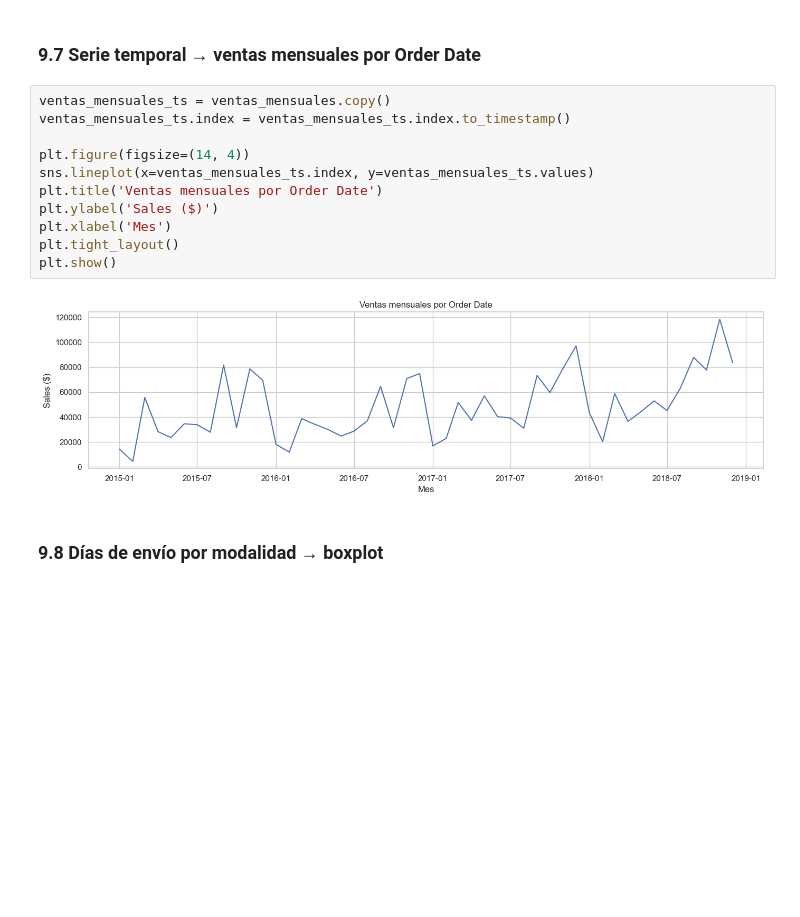
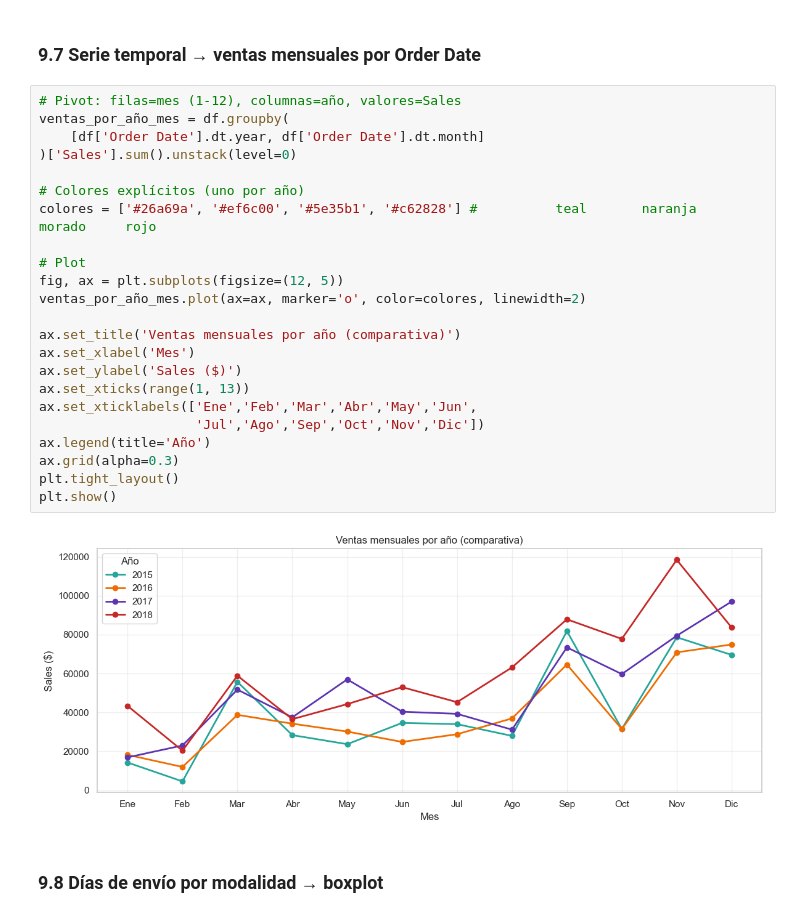
Before and after one commit to NoeliaTJ/ControlStock, a Jupyter notebook: superstore.ipynb, the cells around one changed output. Cells and saved outputs as stored; diff of their text form; blank space fills up the shorter version.

```diff
--- a/superstore.ipynb
+++ b/superstore.ipynb
@@ -498,19 +484,31 @@ plt.show()
 [figure]
 # %% [markdown]
 ### 9.7 Serie temporal → ventas mensuales por Order Date
-# %%
-ventas_mensuales_ts = ventas_mensuales.copy()
-ventas_mensuales_ts.index = ventas_mensuales_ts.index.to_timestamp()
-
-plt.figure(figsize=(14, 4))
-sns.lineplot(x=ventas_mensuales_ts.index, y=ventas_mensuales_ts.values)
-plt.title('Ventas mensuales por Order Date')
-plt.ylabel('Sales ($)')
-plt.xlabel('Mes')
-plt.tight_layout()
-plt.show()
-# %% [output]
-[figure, removed]
+# %%
+# Pivot: filas=mes (1-12), columnas=año, valores=Sales
+ventas_por_año_mes = df.groupby(
+    [df['Order Date'].dt.year, df['Order Date'].dt.month]
+)['Sales'].sum().unstack(level=0)
+
+# Colores explícitos (uno por año)
+colores = ['#26a69a', '#ef6c00', '#5e35b1', '#c62828'] #          teal       naranja    morado     rojo
+
+# Plot
+fig, ax = plt.subplots(figsize=(12, 5))
+ventas_por_año_mes.plot(ax=ax, marker='o', color=colores, linewidth=2)
+
+ax.set_title('Ventas mensuales por año (comparativa)')
+ax.set_xlabel('Mes')
+ax.set_ylabel('Sales ($)')
+ax.set_xticks(range(1, 13))
+ax.set_xticklabels(['Ene','Feb','Mar','Abr','May','Jun',
+                    'Jul','Ago','Sep','Oct','Nov','Dic'])
+ax.legend(title='Año')
+ax.grid(alpha=0.3)
+plt.tight_layout()
+plt.show()
+# %% [output]
+[figure, added]
 # %% [markdown]
 ### 9.8 Días de envío por modalidad → boxplot
 # %%
```
Also changed, not shown: parts of 10 cells of this notebook.
